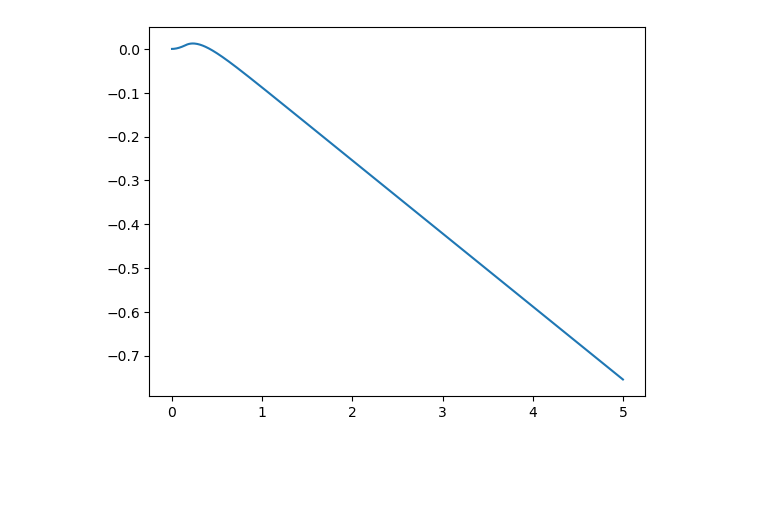
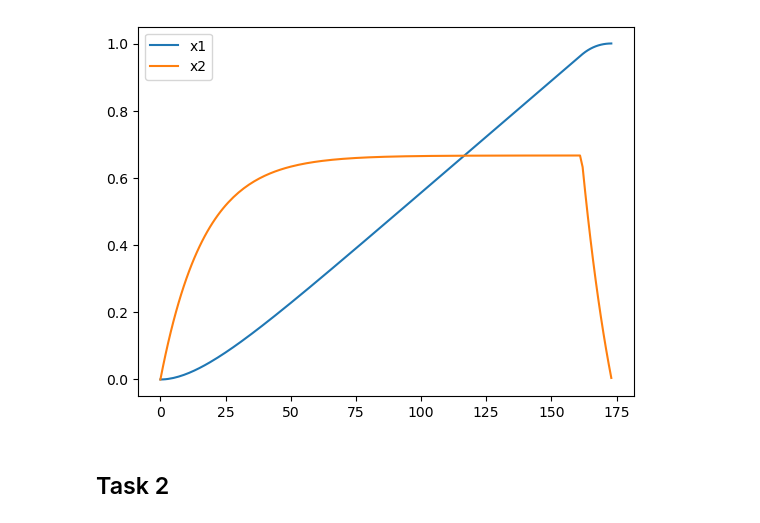
Before and after one commit to ravilkooo/met_opt, a Jupyter notebook: prac-7/Task.ipynb, the cells around one changed output. Drawn from its saved outputs; the diff is of its cells as text; code cells hidden in the pictures; blank space fills up the shorter version.

Commit message:
prac-7 task-1

```diff
--- a/prac-7/Task.ipynb
+++ b/prac-7/Task.ipynb
@@ -30,2 +23,0 @@ array([  2, -11])
-# %%
-psi_2 = get_psi_2()
@@ -41,0 +35,40 @@ sol = odeint(system_full, init_cond, t_eval)
+# %%
+C_curr = 20
+C_best = C_curr
+dC = 1
+max_iterations = 100
+C_sup = -1
+C_inf = 1.5
+last_rk_iter = None
+sol = None
+# %%
+for iter in range(max_iterations):
+    n = 1000
+    sol = np.zeros((n, 2))
+    x = init_cond
+    last_rk_iter = n-1
+    found = False
+    psi_2 = get_psi_2(C_curr)
+    def system_full(x, t):
+        return np.array(A @ x + B * u(psi_2(t)))
+    sol = odeint(system_full, init_cond, np.arange(0, n*dt, dt))
+    for i in range(n):
+        if sol[i,1] < 0:
+            last_rk_iter = i
+            found = True
+            break
+
+    if iter:
+        print(f'C = {C_curr:5}.\t x0 = {sol[last_rk_iter,0]:5} \t x1 = {sol[last_rk_iter,1]:5}')
+    if abs(sol[last_rk_iter,0] - 1) < tolerance:
+        C_best = C_curr
+        break
+    if sol[last_rk_iter,0] > 1:
+        C_inf = C_curr
+        if C_sup < 0:
+            C_curr += dC
+        else:
+            C_curr = (C_inf + C_sup) * 0.5
+    else:
+        C_sup = C_curr
+        C_curr = (C_inf + C_sup) * 0.5
@@ -42,5 +105,8 @@ sol = odeint(system_full, init_cond, t_eval)
 # %%
-plt.plot(t_eval,sol[:,0])
+plt.plot(sol[:last_rk_iter,], label=['x1','x2'])
+plt.legend()
 plt.show()
 # %% [output]
-[figure, old version]
+[figure, new version]
+# %% [markdown]
+## Task 2
```
Also changed, not shown: parts of 22 cells of this notebook.
